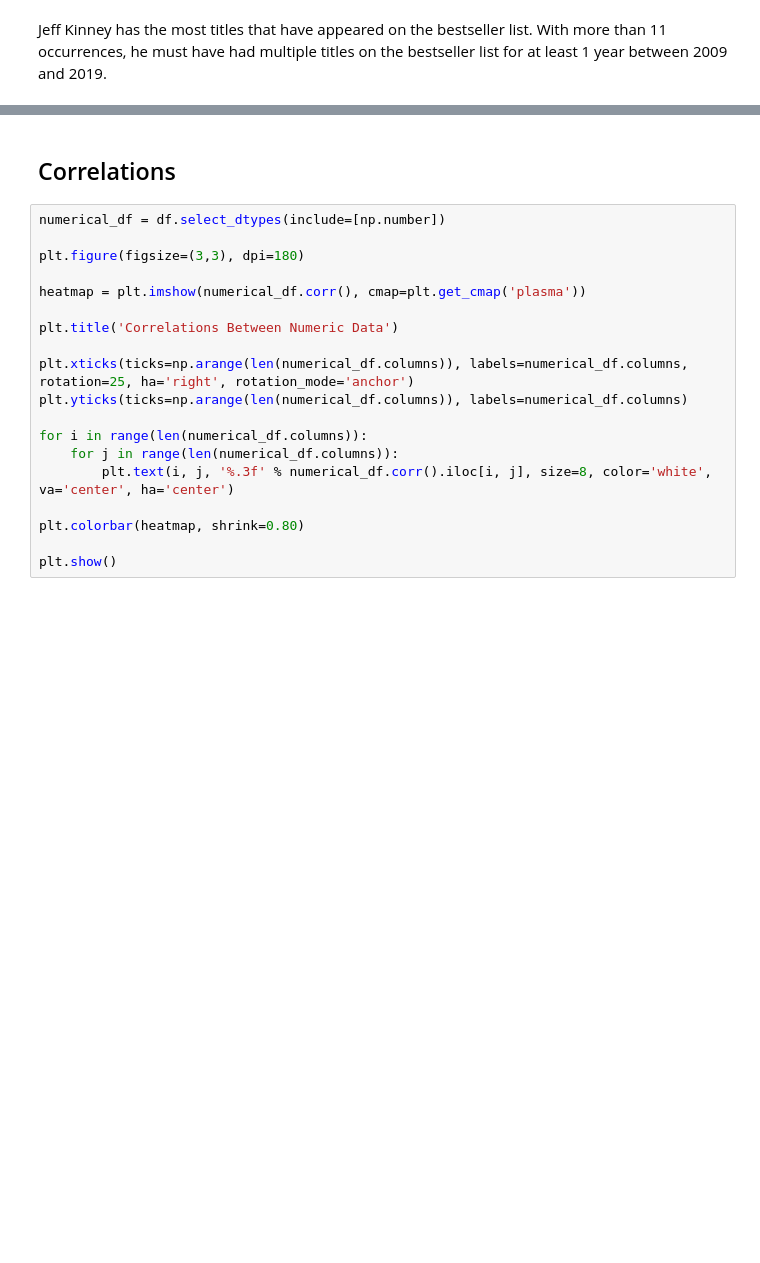
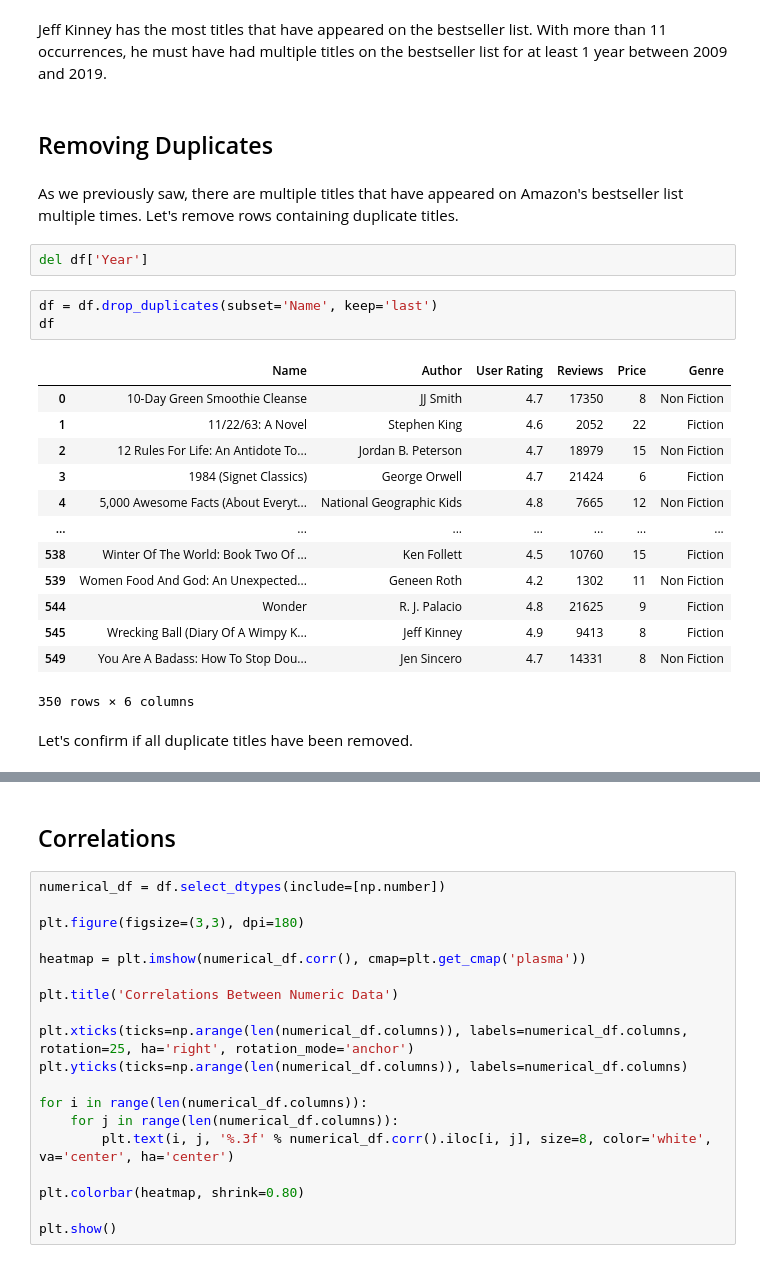
Before and after one commit to exw4141/bestselling-books-eda, a Jupyter notebook: bestselling-books-eda.ipynb, the cells around one changed output, grey strips where cells are left out. Saved outputs shown, nothing was run; the diff lists cells and outputs as text; blank space fills up the shorter version.

```diff
--- a/bestselling-books-eda.ipynb
+++ b/bestselling-books-eda.ipynb
@@ -202,2 +202,27 @@ plt.show()
 # %% [markdown]
 Jeff Kinney has the most titles that have appeared on the bestseller list. With more than 11 occurrences, he must have had multiple titles on the bestseller list for at least 1 year between 2009 and 2019.
+# %% [markdown]
+## Removing Duplicates
+# %% [markdown]
+As we previously saw, there are multiple titles that have appeared on Amazon's bestseller list multiple times. Let's remove rows containing duplicate titles.
+# %%
+del df['Year']
+# %%
+df = df.drop_duplicates(subset='Name', keep='last')
+df
+# %% [output]
+|  | Name | Author | User Rating | Reviews | Price | Genre |
+| 0 | 10-Day Green Smoothie Cleanse | JJ Smith | 4.7 | 17350 | 8 | Non Fiction |
+| 1 | 11/22/63: A Novel | Stephen King | 4.6 | 2052 | 22 | Fiction |
+| 2 | 12 Rules For Life: An Antidote To... | Jordan B. Peterson | 4.7 | 18979 | 15 | Non Fiction |
+| 3 | 1984 (Signet Classics) | George Orwell | 4.7 | 21424 | 6 | Fiction |
+| 4 | 5,000 Awesome Facts (About Everyt... | National Geographic Kids | 4.8 | 7665 | 12 | Non Fiction |
+| ... | ... | ... | ... | ... | ... | ... |
+| 538 | Winter Of The World: Book Two Of ... | Ken Follett | 4.5 | 10760 | 15 | Fiction |
+| 539 | Women Food And God: An Unexpected... | Geneen Roth | 4.2 | 1302 | 11 | Non Fiction |
+| 544 | Wonder | R. J. Palacio | 4.8 | 21625 | 9 | Fiction |
+| 545 | Wrecking Ball (Diary Of A Wimpy K... | Jeff Kinney | 4.9 | 9413 | 8 | Fiction |
+| 549 | You Are A Badass: How To Stop Dou... | Jen Sincero | 4.7 | 14331 | 8 | Non Fiction |
+350 rows × 6 columns
+# %% [markdown]
+Let's confirm if all duplicate titles have been removed.
```
Also changed, not shown: parts of 11 cells of this notebook.
